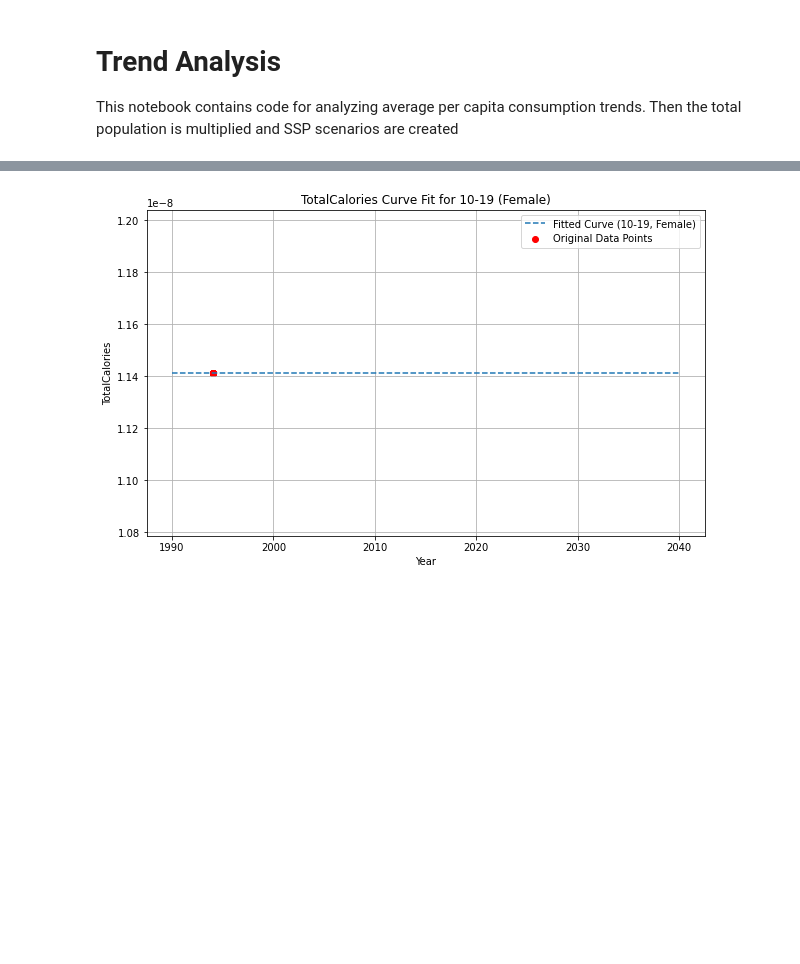
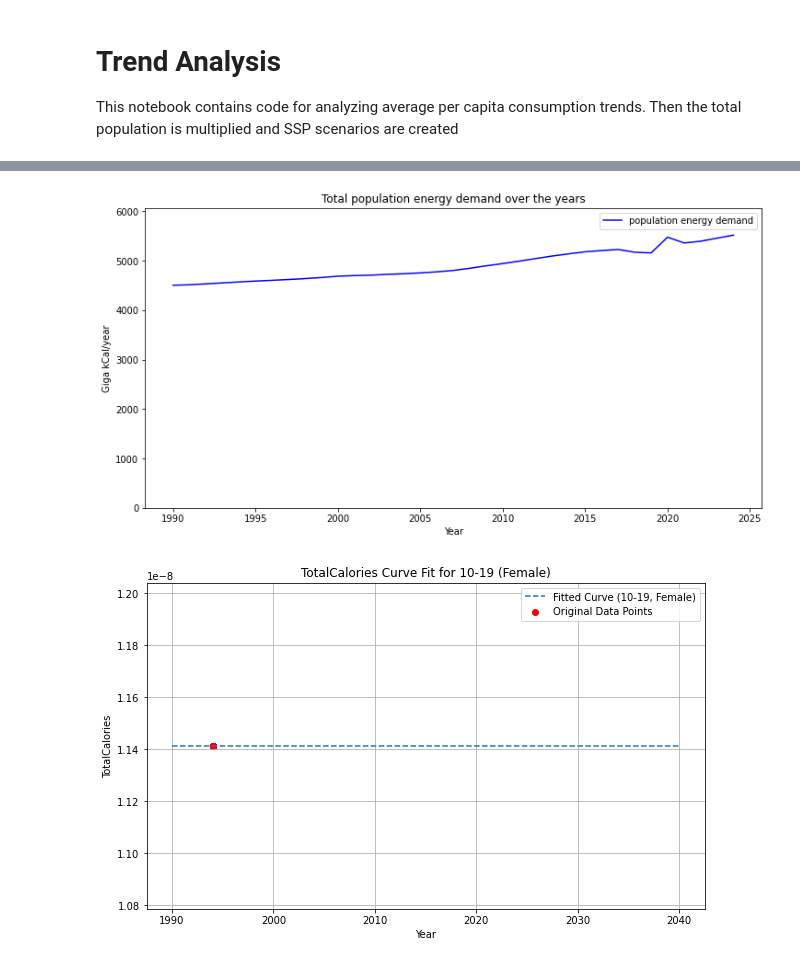
Before and after one commit to avijitvpandit/food-consumption, a Jupyter notebook: src/trend_analysis_2.ipynb, the cells around one changed output, grey strips where cells are left out. Drawn from its saved outputs; the diff is of its cells as text; code cells hidden in the pictures; blank space fills up the shorter version.

```diff
--- a/src/trend_analysis_2.ipynb
+++ b/src/trend_analysis_2.ipynb
@@ -55,3 +182,25 @@ TypeError: can't multiply sequence by non-int of type 'float'
+# %%
+#How does the energy consumption affect the total population demand for food?
+# In this section, we import the population data from SSB
+ssb_filepath = os.path.join(root_path, 'data', 'raw', 'ssb')
+ssb_filename = 'Total population.xlsx'
+df_pop = pd.read_excel(os.path.join(ssb_filepath, ssb_filename))
+df_pop.keys()
+df_pop['Energy (kCal/year)'] = df_interpolated['Energy (kCal/day)']*365*df_pop['Total ']
+df_pop['Energy (kCal/year)'] = df_pop['Energy (kCal/year)']/1e9 # in Giga kCal
+
+
+# Plotting the energy consumption over the years from df_interpolated
+plt.figure(figsize=(12, 6))
+plt.plot(df_pop['Year'], df_pop['Energy (kCal/year)'], linestyle='-', color='blue', label='population energy demand')
+plt.xlabel('Year')
+plt.ylabel('Giga kCal/year')
+plt.title('Total population energy demand over the years')
+plt.legend()
+plt.ylim(bottom=0, top=df_pop['Energy (kCal/year)'].max() * 1.1)  # Increase upper limit by 10%
+plt.show()
+# %% [output]
+[figure, added]
 # %%
 ## Data Trend Analysis
 # Filter data between 1994 and 2004
```
Also changed, not shown: parts of 4 cells of this notebook, 6 other files.
